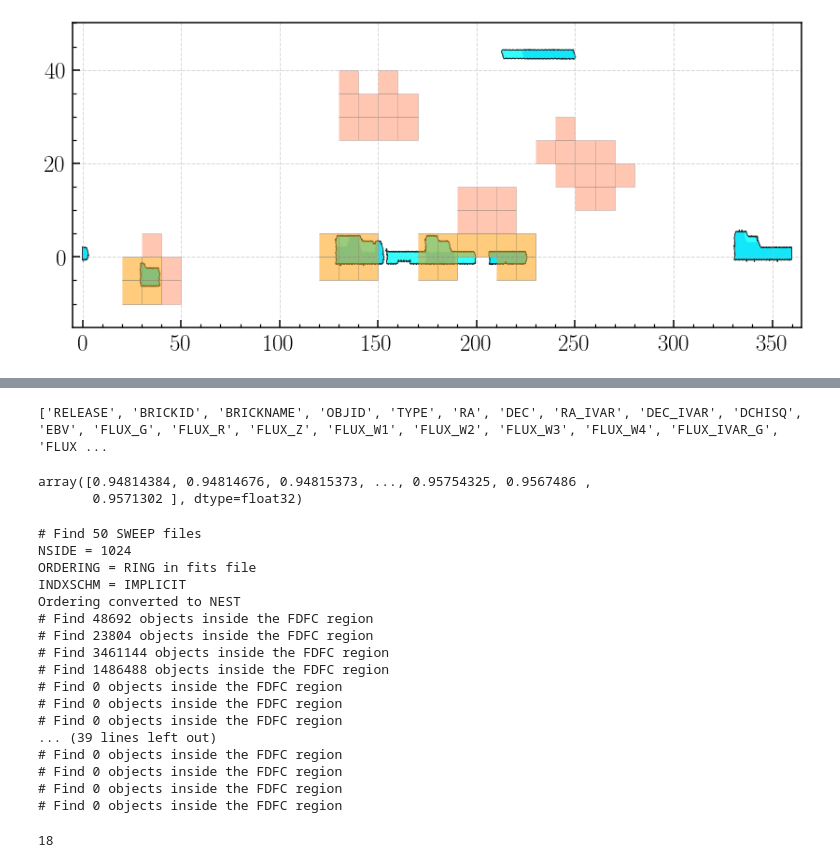
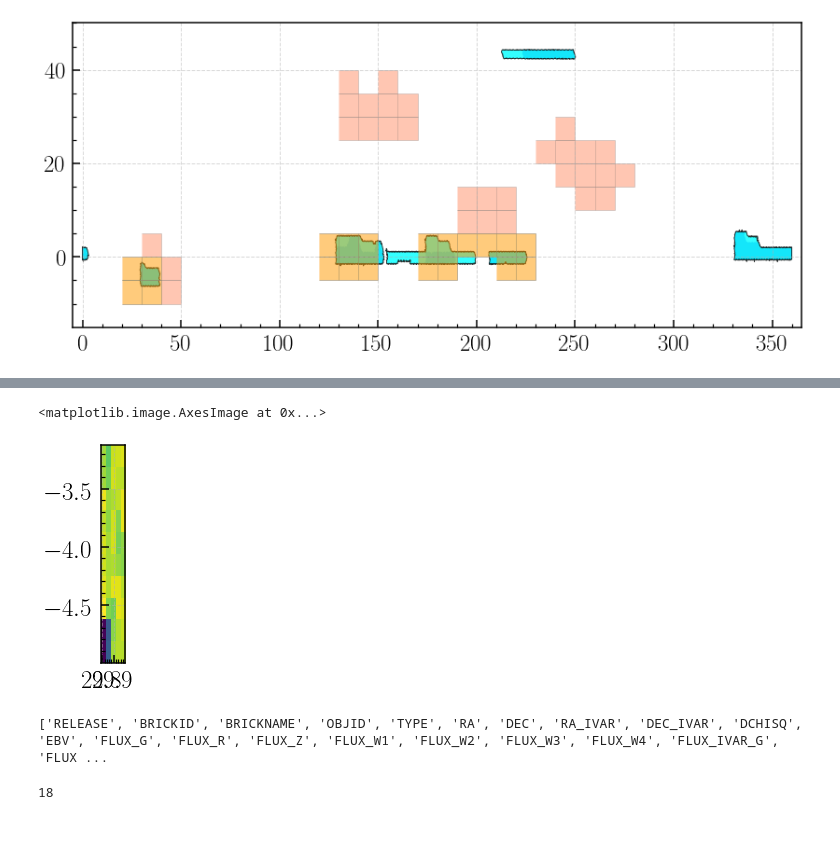
Before and after one commit to dr-guangtou/damascus, a Jupyter notebook: note/dr9sv/dr9sv_sweep_hsc_filter.ipynb, the cells around one changed output, grey strips where cells are left out. Cells and saved outputs as stored; diff of their text form; code cells hidden in the pictures; blank space fills up the shorter version.

```diff
--- a/note/dr9sv/dr9sv_sweep_hsc_filter.ipynb
+++ b/note/dr9sv/dr9sv_sweep_hsc_filter.ipynb
@@ -151,36 +162,18 @@ print(len(sweep_test))
+# %%
+H, ra_edges, dec_edges = np.histogram2d(
+    sweep_test.data['RA'], sweep_test.data['DEC'],
+    range=[sweep_test.obj_ra_range, sweep_test.obj_dec_range],
+    bins=[10, 5])
+# %%
+plt.imshow(H, interpolation='none', origin='low', aspect='equal',
+           extent=[ra_edges[0], ra_edges[-1], dec_edges[0], dec_edges[-1]])
+# %% [output]
+<matplotlib.image.AxesImage at 0x...>
+[figure, added]
 # %%
 print(sweep_test.colnames)
 # %% [output]
 ['RELEASE', 'BRICKID', 'BRICKNAME', 'OBJID', 'TYPE', 'RA', 'DEC', 'RA_IVAR', 'DEC_IVAR', 'DCHISQ', 'EBV', 'FLUX_G', 'FLUX_R', 'FLUX_Z', 'FLUX_W1', 'FLUX_W2', 'FLUX_W3', 'FLUX_W4', 'FLUX_IVAR_G', 'FLUX ...
-# %%
-sweep_test['MW_TRANSMISSION_R']
-# %% [output]
-array([0.94814384, 0.94814676, 0.94815373, ..., 0.95754325, 0.9567486 ,
-       0.9571302 ], dtype=float32)
-# %%
-sweep_list = list_all_sweep_catalogs(sweep_dir)
-
-s19a_fdfc = read_healpix_mask(s19a_fdfc_mask)
-
-matches = [filter_hsc_fdfc_mask(sweep, s19a_fdfc) for sweep in sweep_list]
-# %% [output]
-# Find 50 SWEEP files
-NSIDE = 1024
-ORDERING = RING in fits file
-INDXSCHM = IMPLICIT
-Ordering converted to NEST
-# Find 48692 objects inside the FDFC region
-# Find 23804 objects inside the FDFC region
-# Find 3461144 objects inside the FDFC region
-# Find 1486488 objects inside the FDFC region
-# Find 0 objects inside the FDFC region
-# Find 0 objects inside the FDFC region
-# Find 0 objects inside the FDFC region
-... (39 lines left out)
-# Find 0 objects inside the FDFC region
-# Find 0 objects inside the FDFC region
-# Find 0 objects inside the FDFC region
-# Find 0 objects inside the FDFC region
 # %%
 matches_use = list(filter(None, matches))
 
```
Also changed, not shown: parts of 18 cells of this notebook.
